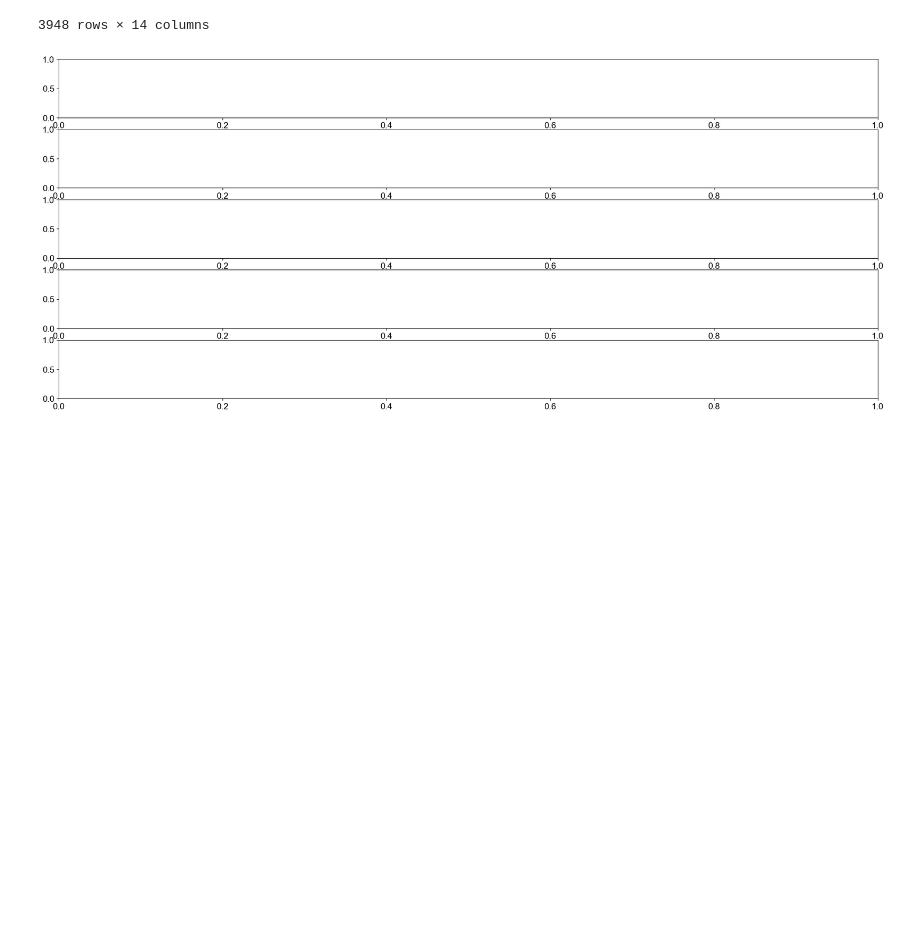
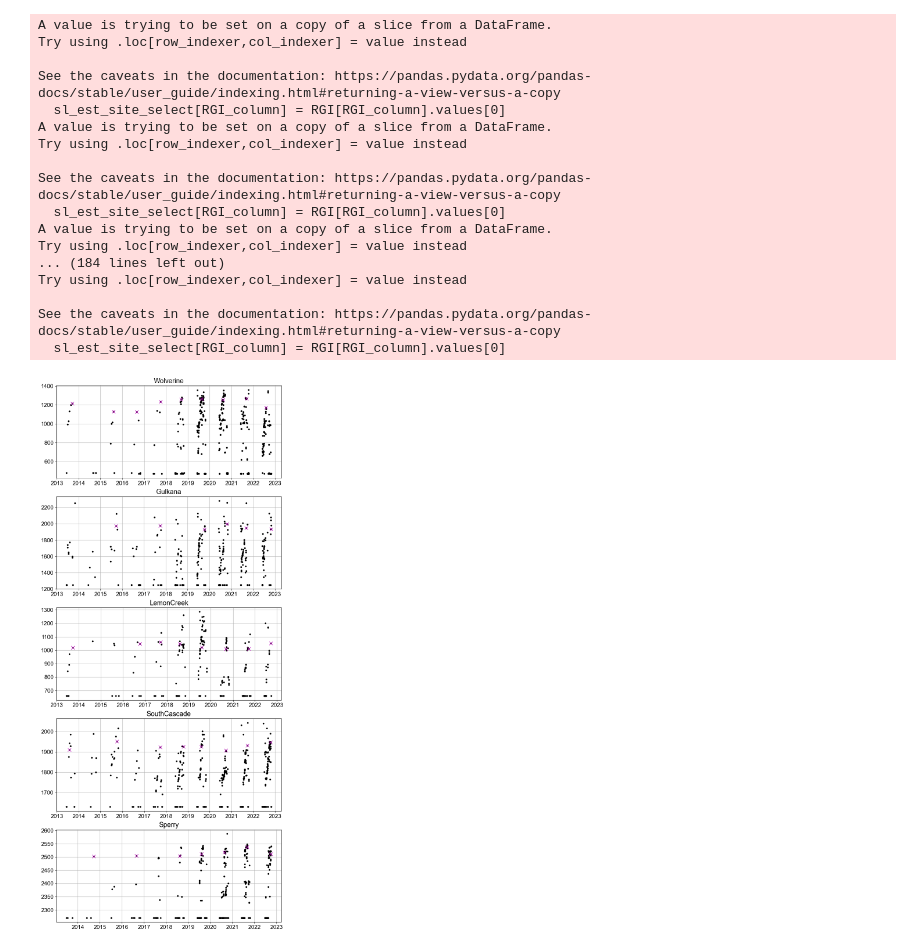
Before and after one commit to RaineyAbe/snow-cover-mapping-application, a Jupyter notebook: create_dummy_training_data.ipynb, the cells around one changed output. Drawn from its saved outputs; the diff is of its cells as text; code cells hidden in the pictures; blank space fills up the shorter version.

Commit message:
selecting training data

```diff
--- a/create_dummy_training_data.ipynb
+++ b/create_dummy_training_data.ipynb
@@ -18,22 +18,73 @@ study_sites_path = '/Users/raineyaberle/Google Drive/My Drive/Research/PhD/snow_
 site_names = ['Wolverine', 'Gulkana', 'LemonCreek', 'SouthCascade', 'Sperry']
 # %%
 # set up figure
-fig, ax = plt.subplots(len(site_names), 1, figsize=(24,10))
+fig, ax = plt.subplots(len(site_names), 1, figsize=(10,24))
 plt.rcParams.update({'font.size':14, 'font.sans-serif':'Arial'})
 
-# initialize dataframe
+# initialize dataframes
 df = pd.DataFrame()
+df_select = pd.DataFrame()
 
 # loop through sites
-for site_name in site_names:
+for i, site_name in enumerate(site_names[0:5]):
+
+    # load RGI outline
+    RGI_path = study_sites_path + site_name + '/AOIs/' + site_name + '_RGI_outline.shp'
+    RGI = gpd.read_file(RGI_path)
 
     # load snowlines
     sl_est_path = study_sites_path + site_name +'/imagery/snowlines/'
     sl_fns = glob.glob(sl_est_path + '*.csv')
     for sl_fn in sl_fns:
         sl_est = pd.read_csv(sl_fn)
+        sl_est['datetime'] = sl_est['datetime'].astype('datetime64[ns]')
         # concatenate to full dataframe
         df = pd.concat([df, sl_est])
 
-df
+    # plot snowlines just for site
+    sl_est_site = df.loc[df['study_site']==site_name]
+    sl_est_site = sl_est_site.sort_values(by='datetime').reset_index(drop=True)
+    ax[i].plot(sl_est_site['datetime'], sl_est_site['snowlines_elevs_median_m'], '.k')
+    ax[i].set_title(site_name)
+    ax[i].grid()
+
+    # select points for training data
+    if i==0:
+        Iselect = [15, 30, 40, 68, 119, 350, 560, 800, 1006]
+    elif i==1:
+        Iselect = [42, 92, 249, 363, 458, 563]
+    elif i==2:
+        Iselect = [10, 31, 45, 85, 160, 235, 310, 387]
+    elif i==3:
+        Iselect = [6, 48, 102, 195, 245, 395, 535, 755]
+    elif i==4:
+        Iselect = [10, 30, 108, 260, 490, 775, 1050]
+    sl_est_site_select = sl_est_site.iloc[Iselect, :]
+
+    # add RGI info to dataframe
+    RGI_columns = ['O1Region', 'O2Region', 'Area', 'Zmin', 'Zmax', 'Zmed', 'Slope', 'Aspect']
+    for RGI_column in RGI_columns:
+        sl_est_site_select[RGI_column] = RGI[RGI_column].values[0]
+
+    # concatenate to full selected points dataframe
+    df_select = pd.concat([df_select, sl_est_site_select])
+
+    # plot selected points
+    ax[i].plot(sl_est_site_select['datetime'], sl_est_site_select['snowlines_elevs_median_m'],
+               'xm', linewidth=2, markersize=8)
+plt.show()
+
+# adjust dataframe
+df_select.reset_index(drop=True, inplace=True)
+df_select_adj = df_select[['study_site', 'datetime', 'snowlines_elevs_median_m', 'SCA_m2', 'AAR',
+                           'O1Region', 'O2Region', 'Area', 'Zmin', 'Zmax', 'Zmed', 'Slope', 'Aspect']]
+
+# save dataframe to file
+df_select_adj.to_csv('training_data.csv')
+print('data frame saved to file')
+
+# save figure to file
+fig.tight_layout()
+fig.savefig('training_data_selected_points.png', facecolor='w', dpi=200)
+print('figure saved to file')
 # %% [output]
@@ -52,2 +91,18 @@ df
-3948 rows × 14 columns
+A value is trying to be set on a copy of a slice from a DataFrame.
+Try using .loc[row_indexer,col_indexer] = value instead
+
+See the caveats in the documentation: https://pandas.pydata.org/pandas-docs/stable/user_guide/indexing.html#returning-a-view-versus-a-copy
+  sl_est_site_select[RGI_column] = RGI[RGI_column].values[0]
+A value is trying to be set on a copy of a slice from a DataFrame.
+Try using .loc[row_indexer,col_indexer] = value instead
+
+See the caveats in the documentation: https://pandas.pydata.org/pandas-docs/stable/user_guide/indexing.html#returning-a-view-versus-a-copy
+  sl_est_site_select[RGI_column] = RGI[RGI_column].values[0]
+A value is trying to be set on a copy of a slice from a DataFrame.
+Try using .loc[row_indexer,col_indexer] = value instead
+... (184 lines left out)
+Try using .loc[row_indexer,col_indexer] = value instead
+
+See the caveats in the documentation: https://pandas.pydata.org/pandas-docs/stable/user_guide/indexing.html#returning-a-view-versus-a-copy
+  sl_est_site_select[RGI_column] = RGI[RGI_column].values[0]
-[figure, old version]
+[figure, new version]
```
Also changed, not shown: parts of 3 cells of this notebook, 4 other files.
